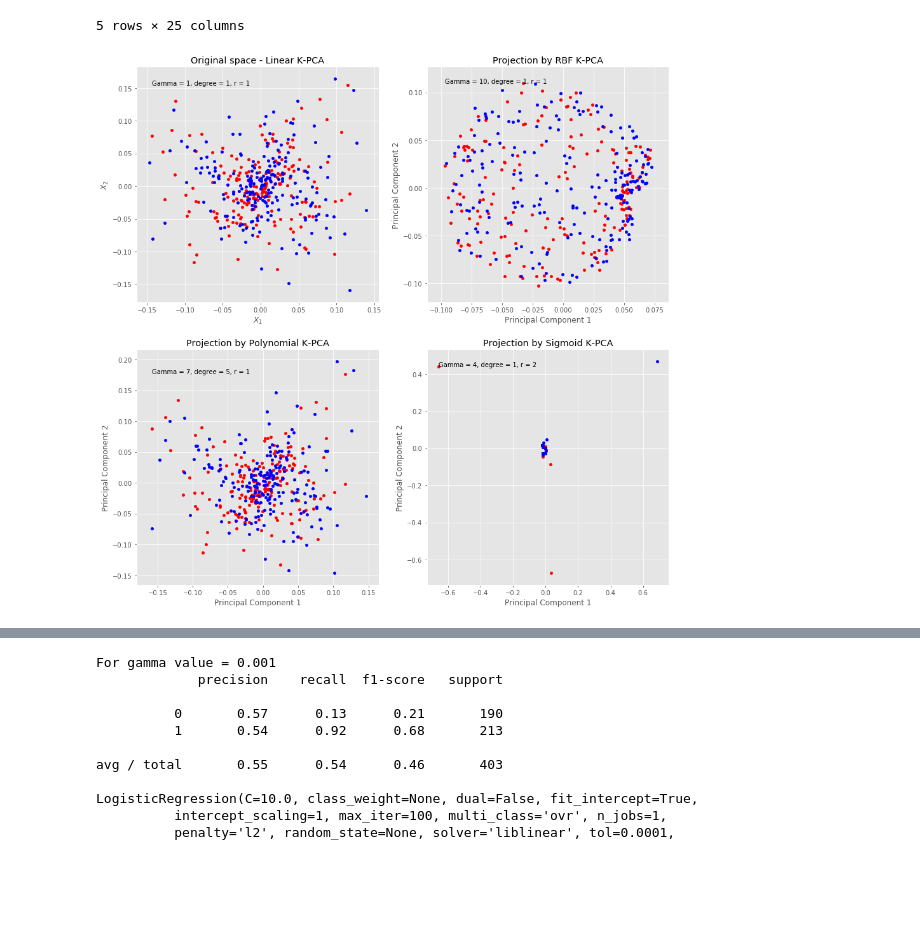
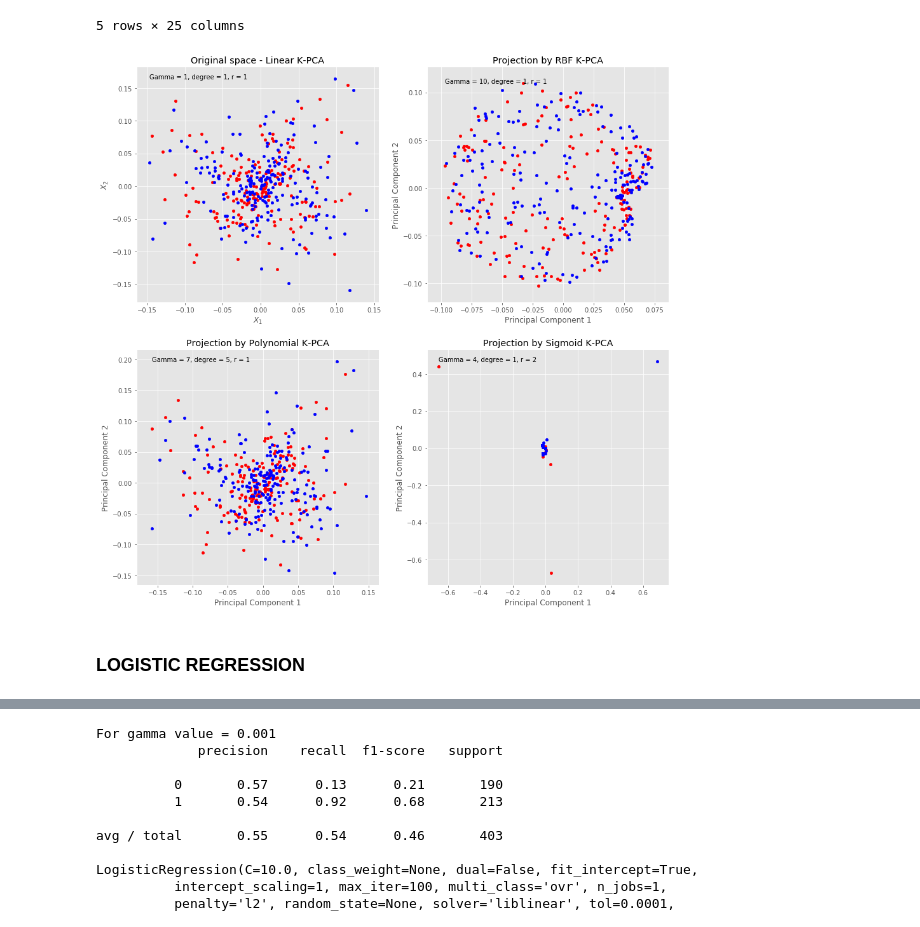
Before and after one commit to ajoseph12/Machine_Learning_lab, a Jupyter notebook: ML_LAB_1.ipynb, the cells around one changed output, grey strips where cells are left out. Drawn from its saved outputs; the diff is of its cells as text; code cells hidden in the pictures; blank space fills up the shorter version.

```diff
--- a/ML_LAB_1.ipynb
+++ b/ML_LAB_1.ipynb
@@ -17,3 +23 @@ import numpy as np
-# %%
-X, y = make_circles(n_samples=400, factor=.3, noise=.05)
 # %%
@@ -101,6 +101,8 @@ for n,i in enumerate(mode_list):
         plt.scatter(X_pc[blues, 0], X_pc[blues, 1], c="blue",s=20)
         plt.xlabel(x_axis)
         plt.ylabel(y_axis)
+        plt.text(min(X_pc[:, 0]), max(X_pc[:, 1]),'Gamma = {}, degree = {}, r = {}'.format(gamma, degree, r))
 
+plt.savefig('K_PCA_benchmark.png')
 plt.show()
 # %% [output]
@@ -131,32 +132,35 @@ plt.figure(figsize= (15,15))
 
 np.random.seed(0)
 #X, Y = make_circles(n_samples=400, factor=.3, noise=.05)
 df = df[df['era'] == 'era3']
 X = df.values[:,3:-1]
 Y = df.values[:,-1]
 Y=Y.astype('int')
 reds = Y == 0
 blues = Y == 1
 
 mode_list = [['polynomial',1, 1, 1, 'Original space - Linear K-PCA', '$X_1$','$X_2$'],
              ['rbf',10, 1, 1, 'Projection by RBF K-PCA', 'Principal Component 1','Principal Component 2'],
              ['polynomial',7, 5, 1, 'Projection by Polynomial K-PCA', 'Principal Component 1','Principal Component 2'],
              ['sigmoid',4, 1, 2, 'Projection by Sigmoid K-PCA', 'Principal Component 1','Principal Component 2']]
 
 for n,i in enumerate(mode_list):
 
         mode, gamma, degree, r, title, x_axis, y_axis  = i
         kpca = Kernel_PCA(X, Y, mode, gamma, degree, r)
         X_pc = kpca.X_pc
 
         plt.subplot(2, 2, n+1)
         plt.title(title)
         plt.scatter(X_pc[reds, 0], X_pc[reds, 1], c="red", s=20)
         plt.scatter(X_pc[blues, 0], X_pc[blues, 1], c="blue",s=20)
-        plt.text(min(X_pc[reds, 0]), max(X_pc[reds, 1]),'Gamma = {}, degree = {}, r = {}'.format(gamma, degree, r))
+        plt.text(min(X_pc[:, 0]), max(X_pc[:, 1]),'Gamma = {}, degree = {}, r = {}'.format(gamma, degree, r))
         plt.xlabel(x_axis)
         plt.ylabel(y_axis)
 
+plt.savefig('K_PCA_Numerai.png')
 plt.show()
 # %% [output]
-[figure, old version]
+[figure, new version]
+# %% [markdown]
+### LOGISTIC REGRESSION
```
Also changed, not shown: parts of 54 cells of this notebook, 8 other files.
